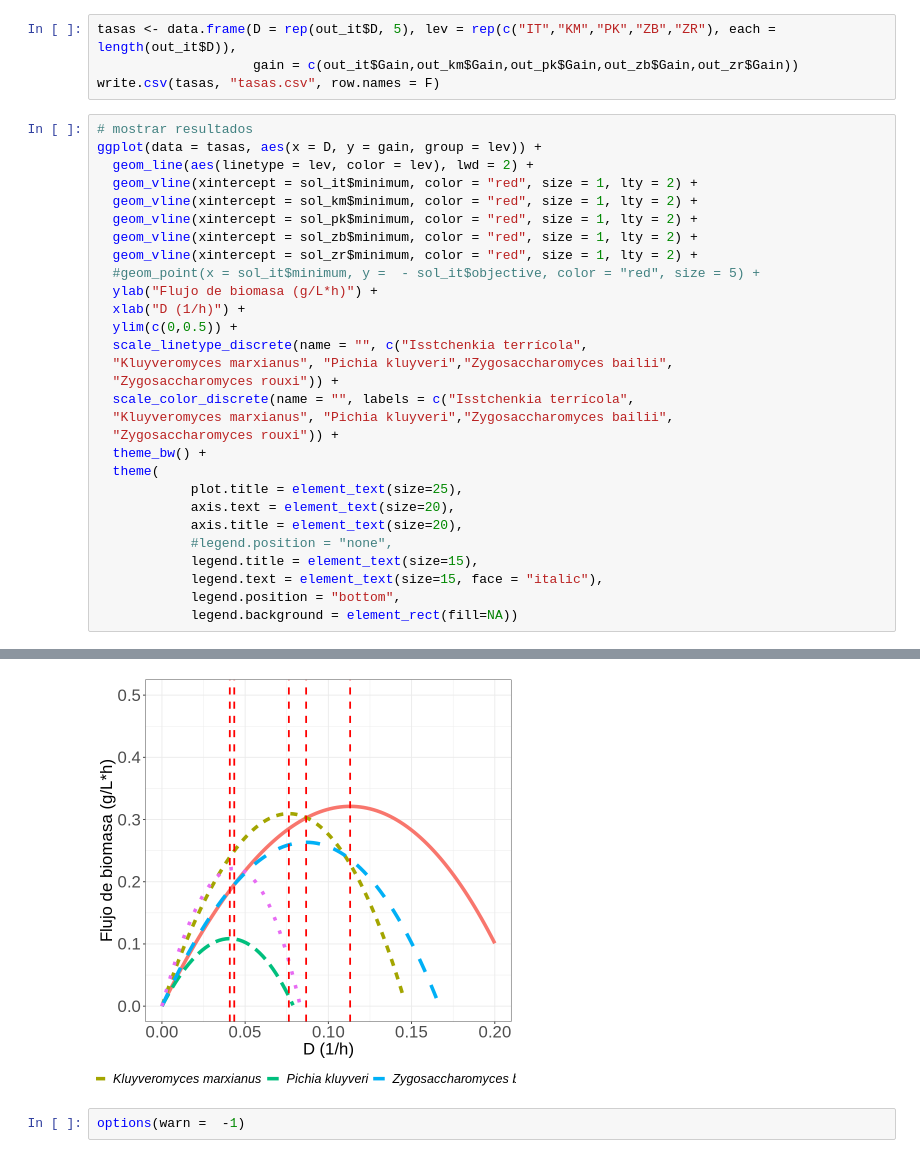
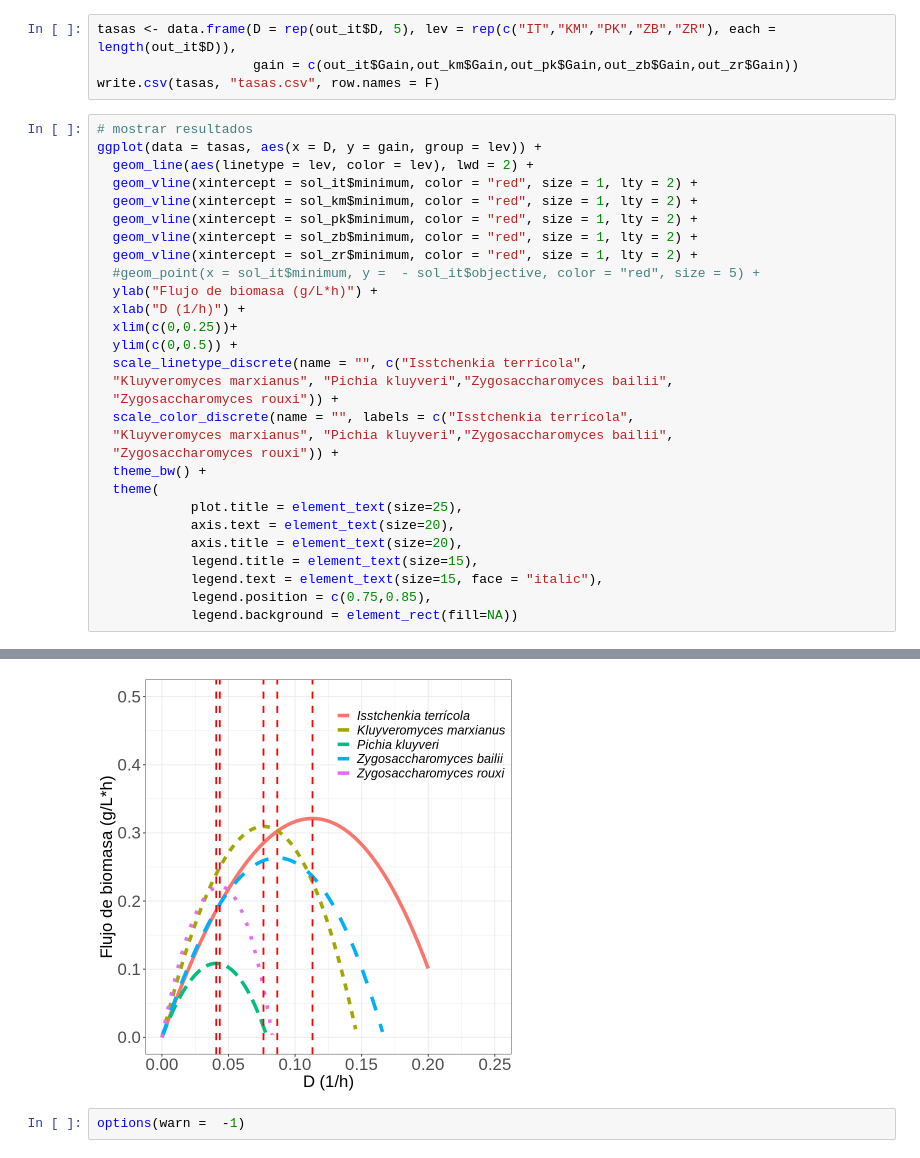
Before and after one commit to JuanM-GG/modelos-tesis, a Jupyter notebook: optimizacion_tasa_dilucion.ipynb, the cells around one changed output, grey strips where cells are left out. Saved outputs shown, nothing was run; the diff lists cells and outputs as text.

```diff
--- a/optimizacion_tasa_dilucion.ipynb
+++ b/optimizacion_tasa_dilucion.ipynb
@@ -578,6 +578,7 @@ ggplot(data = tasas, aes(x = D, y = gain, group = lev)) +
   #geom_point(x = sol_it$minimum, y =  - sol_it$objective, color = "red", size = 5) +
   ylab("Flujo de biomasa (g/L*h)") +
   xlab("D (1/h)") +
+  xlim(c(0,0.25))+
   ylim(c(0,0.5)) +
   scale_linetype_discrete(name = "", c("Isstchenkia terrícola",
   "Kluyveromyces marxianus", "Pichia kluyveri","Zygosaccharomyces bailii",
@@ -590,9 +591,8 @@ ggplot(data = tasas, aes(x = D, y = gain, group = lev)) +
             plot.title = element_text(size=25),
             axis.text = element_text(size=20),
             axis.title = element_text(size=20),
-            #legend.position = "none",
             legend.title = element_text(size=15),
             legend.text = element_text(size=15, face = "italic"),
-            legend.position = "bottom",
+            legend.position = c(0.75,0.85),
             legend.background = element_rect(fill=NA))
 # %% [output]
@@ -601,4 +599,4 @@ Warning message:
-[figure, old version]
+[figure, new version]
 # %%
 options(warn =  -1)
 # %% [markdown]
```
Also changed, not shown: parts of 1 cell of this notebook.
